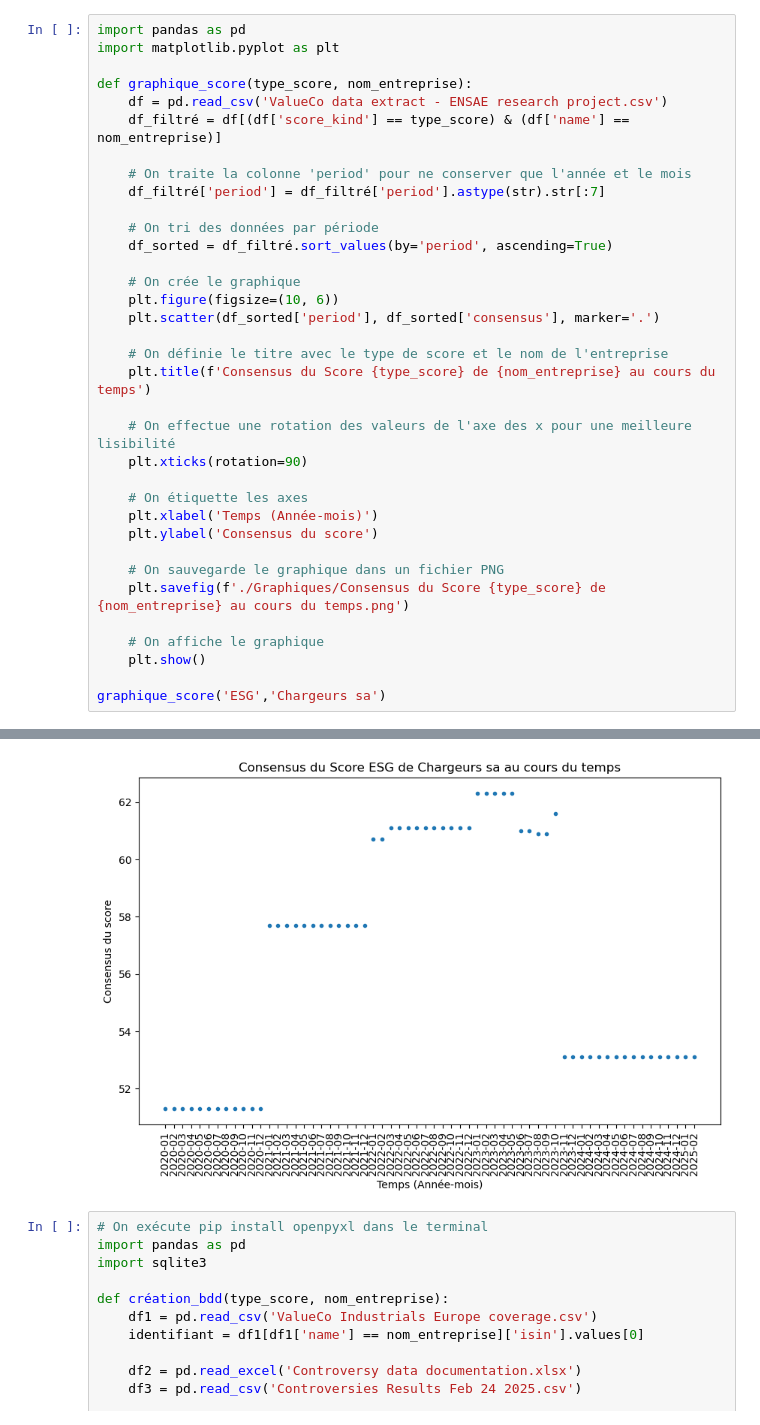
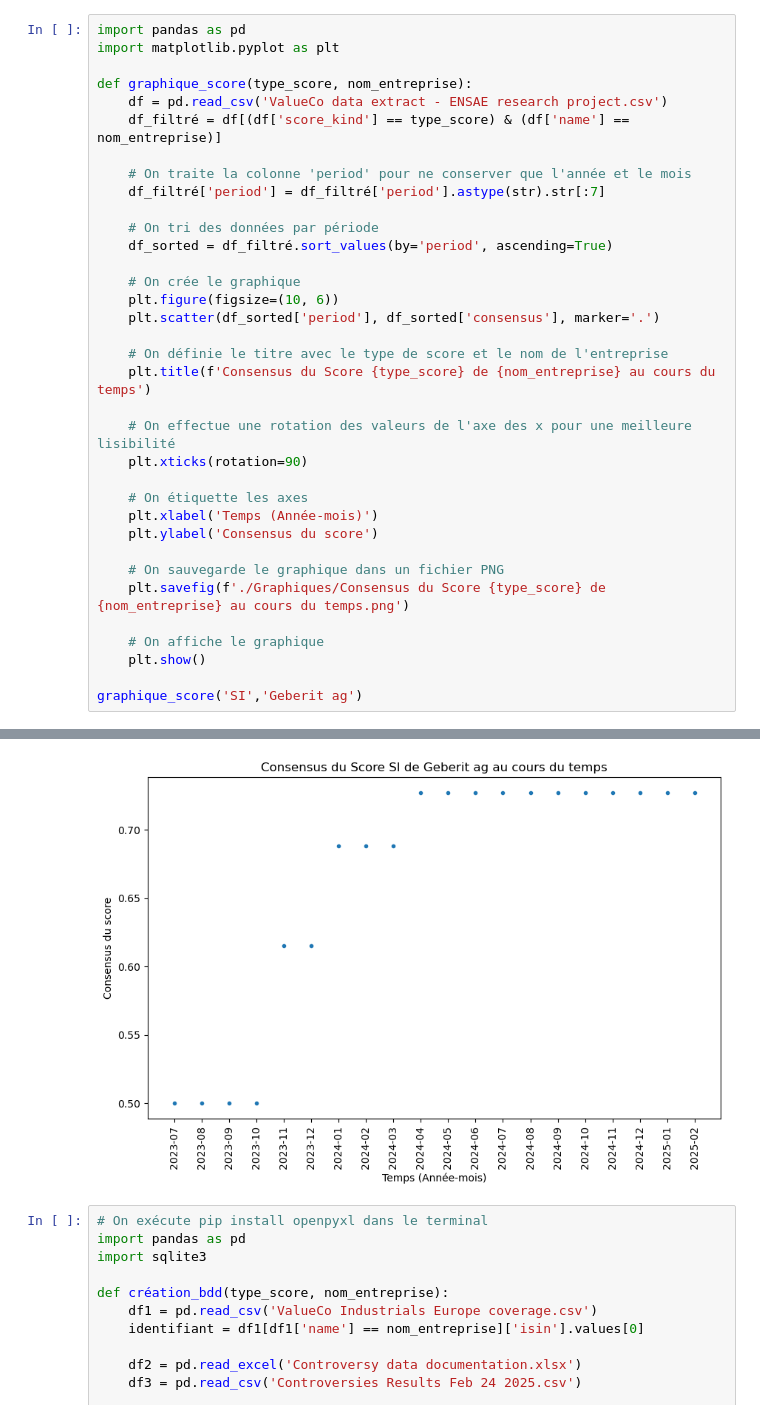
Before and after one commit to VictorienMarette/Statapp_Valuco, a Jupyter notebook: lien consensus et controverses pour une entreprise.ipynb, the cells around one changed output, grey strips where cells are left out. Drawn from its saved outputs; the diff is of its cells as text.

```diff
--- a/lien consensus et controverses pour une entreprise.ipynb
+++ b/lien consensus et controverses pour une entreprise.ipynb
@@ -11,35 +11,35 @@ def graphique_score(type_score, nom_entreprise):
 
     # On tri des données par période
     df_sorted = df_filtré.sort_values(by='period', ascending=True)
 
     # On crée le graphique
     plt.figure(figsize=(10, 6))
     plt.scatter(df_sorted['period'], df_sorted['consensus'], marker='.')
 
     # On définie le titre avec le type de score et le nom de l'entreprise
     plt.title(f'Consensus du Score {type_score} de {nom_entreprise} au cours du temps')
 
     # On effectue une rotation des valeurs de l'axe des x pour une meilleure lisibilité
     plt.xticks(rotation=90)
 
     # On étiquette les axes
     plt.xlabel('Temps (Année-mois)')
     plt.ylabel('Consensus du score')
 
     # On sauvegarde le graphique dans un fichier PNG
     plt.savefig(f'./Graphiques/Consensus du Score {type_score} de {nom_entreprise} au cours du temps.png')
 
     # On affiche le graphique
     plt.show()
 
-graphique_score('ESG','Chargeurs sa')
+graphique_score('SI','Geberit ag')
 # %% [output]
 A value is trying to be set on a copy of a slice from a DataFrame.
 Try using .loc[row_indexer,col_indexer] = value instead
 
 See the caveats in the documentation: https://pandas.pydata.org/pandas-docs/stable/user_guide/indexing.html#returning-a-view-versus-a-copy
   df_filtré['period'] = df_filtré['period'].astype(str).str[:7]
-[figure, old version]
+[figure, new version]
 # %%
 # On exécute pip install openpyxl dans le terminal
 import pandas as pd
```
Also changed, not shown: 2 other files.
